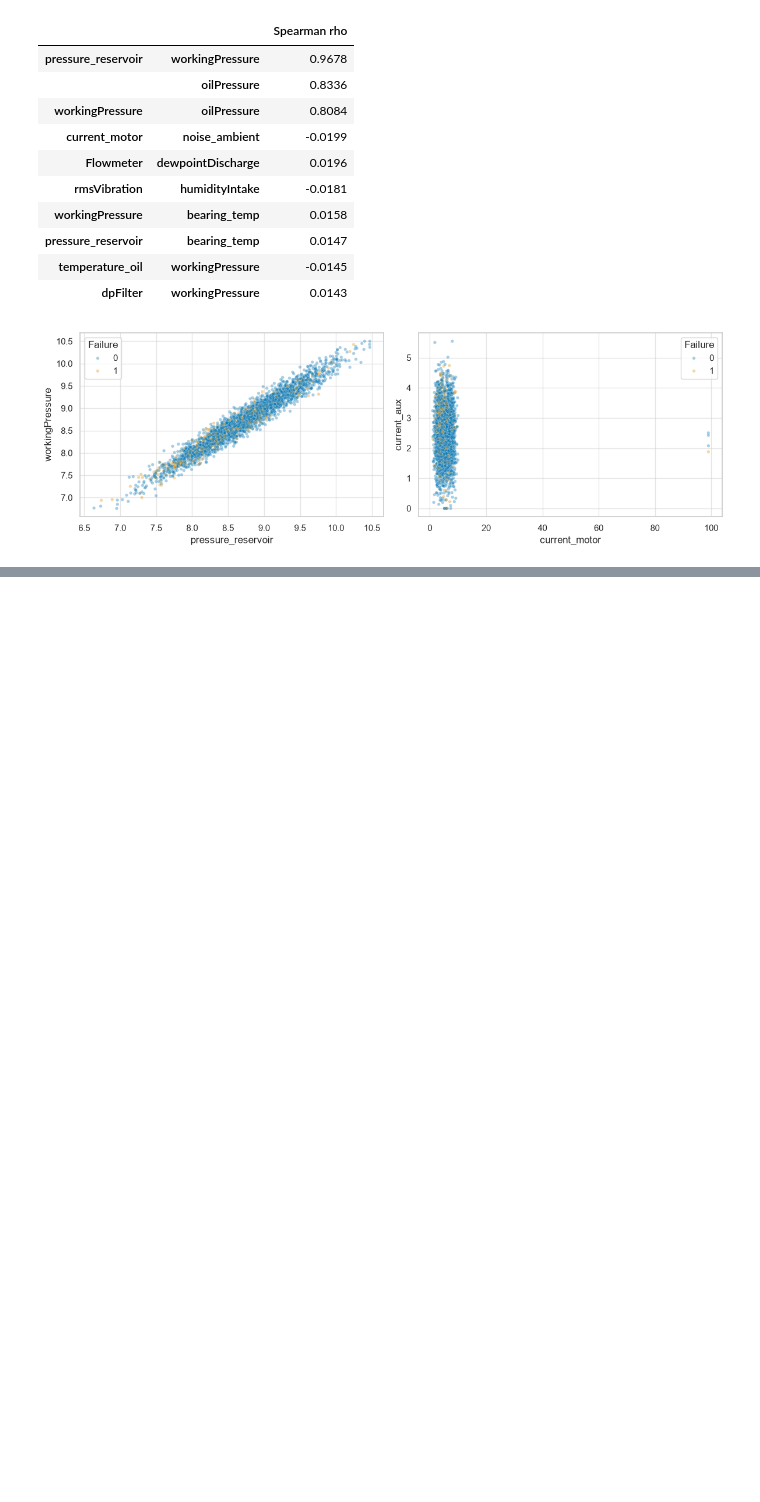
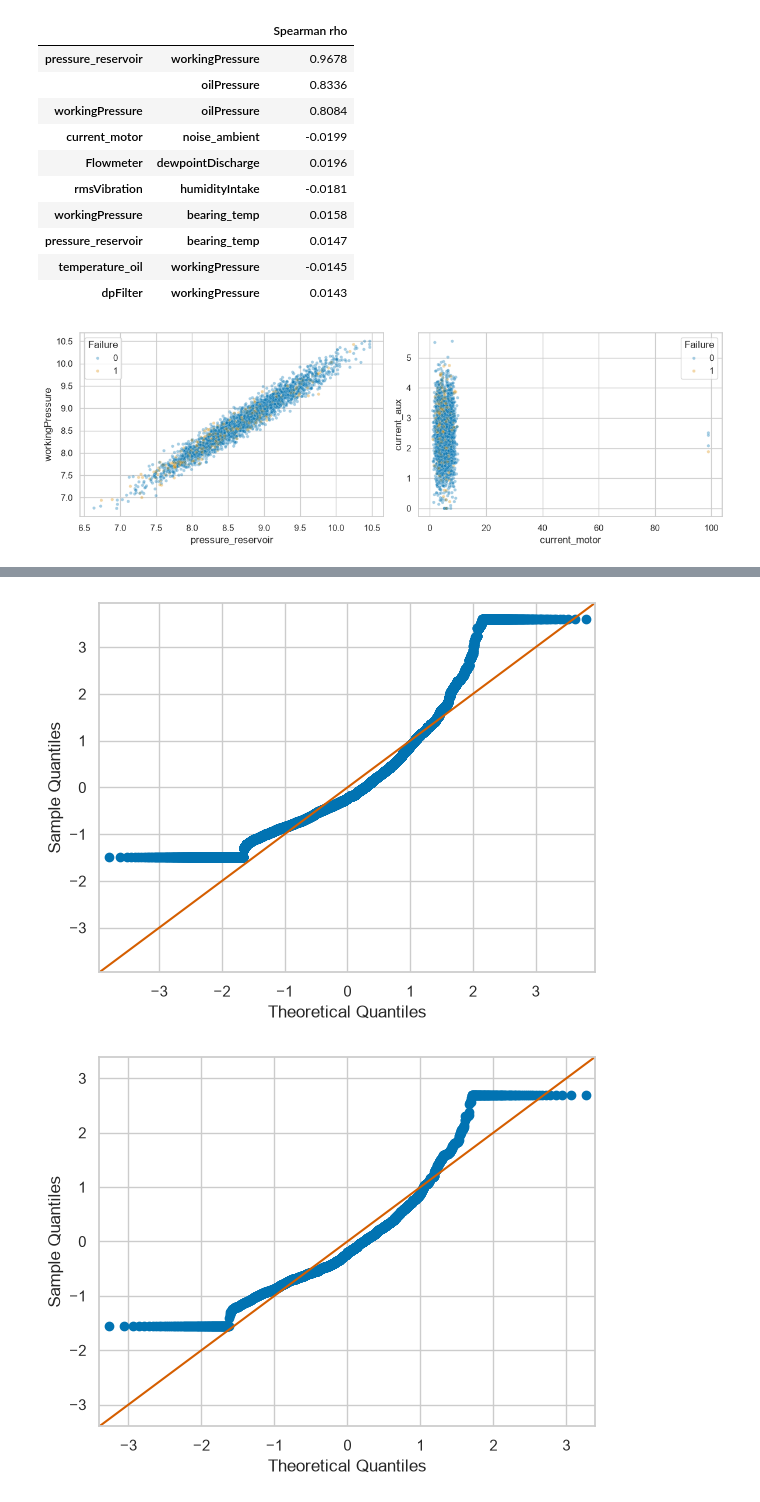
Before and after one commit to MishaTeror/IAU_faza1, a Jupyter notebook: IAU_faza1_012.ipynb, the cells around one changed output, grey strips where cells are left out. Saved outputs shown, nothing was run; the diff lists cells and outputs as text; code cells hidden in the pictures; blank space fills up the shorter version.

```diff
--- a/IAU_faza1_012.ipynb
+++ b/IAU_faza1_012.ipynb
@@ -276,0 +837,8 @@ Opakované merania jedného zariadenia nemusia byť nezávislé. Preto pri hypot
+# %%
+# 2. QQ-plot
+sm.ProbPlot(g0, fit=True).qqplot(line='45')
+sm.ProbPlot(g1, fit=True).qqplot(line='45')
+plt.show()
+# %% [output]
+[figure, added]
+[figure, added]
```
Also changed, not shown: parts of 104 cells of this notebook.
